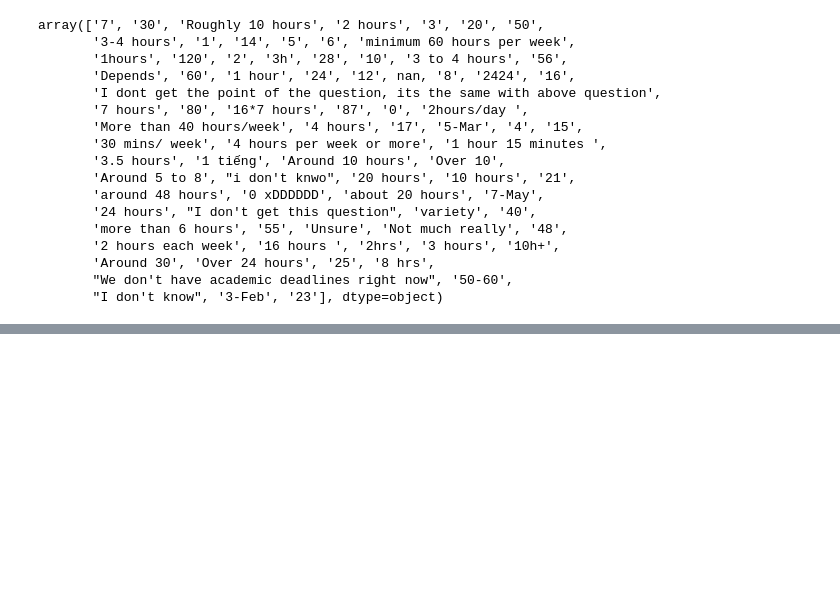
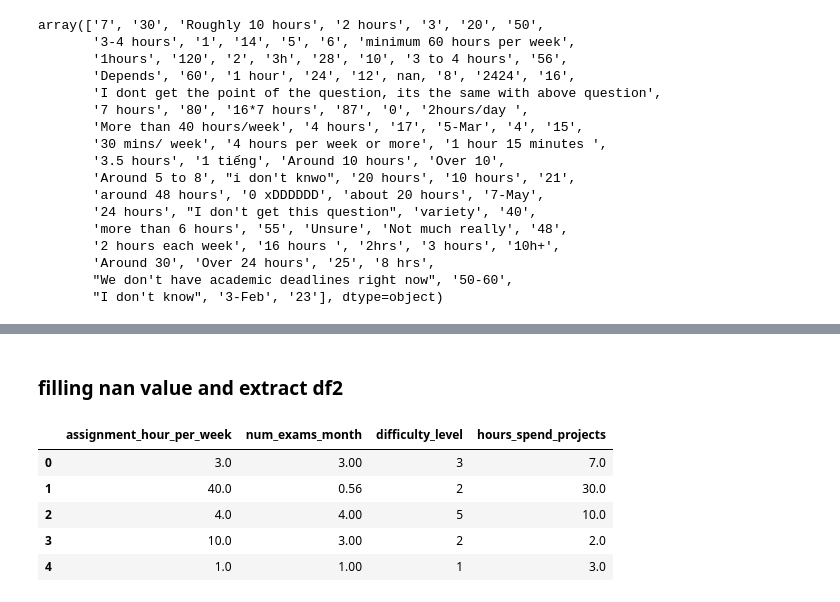
Before and after one commit to ga1nang/ce1, a Jupyter notebook: preprocessing.ipynb, the cells around one changed output, grey strips where cells are left out. Drawn from its saved outputs; the diff is of its cells as text; code cells hidden in the pictures; blank space fills up the shorter version.

```diff
--- a/preprocessing.ipynb
+++ b/preprocessing.ipynb
@@ -726,0 +762,14 @@ TypeError: unsupported operand type(s) for +: 'int' and 'NoneType'
+# %% [markdown]
+### filling nan value and extract df2
+# %%
+# Extract to other dataframe first
+columns_to_extract = data.columns[[num for num in range(-4, 0, 1)]]
+df2 = data[columns_to_extract]
+df2.head()
+# %% [output]
+|  | assignment_hour_per_week | num_exams_month | difficulty_level | hours_spend_projects |
+| 0 | 3.0 | 3.00 | 3 | 7.0 |
+| 1 | 40.0 | 0.56 | 2 | 30.0 |
+| 2 | 4.0 | 4.00 | 5 | 10.0 |
+| 3 | 10.0 | 3.00 | 2 | 2.0 |
+| 4 | 1.0 | 1.00 | 1 | 3.0 |
```
Also changed, not shown: parts of 11 cells of this notebook.
